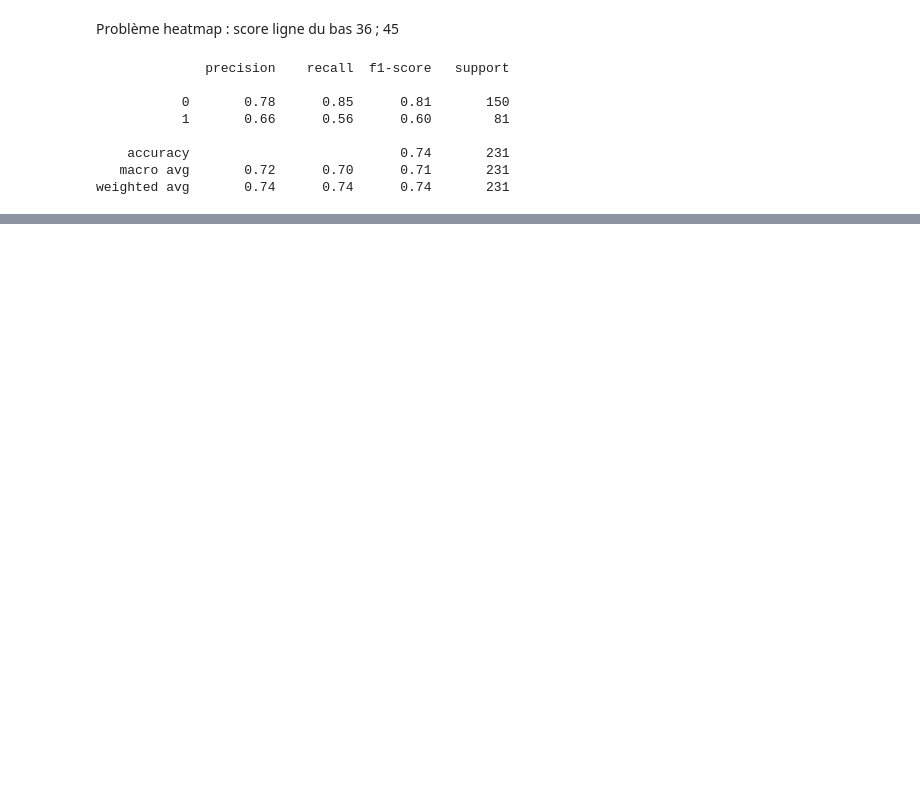
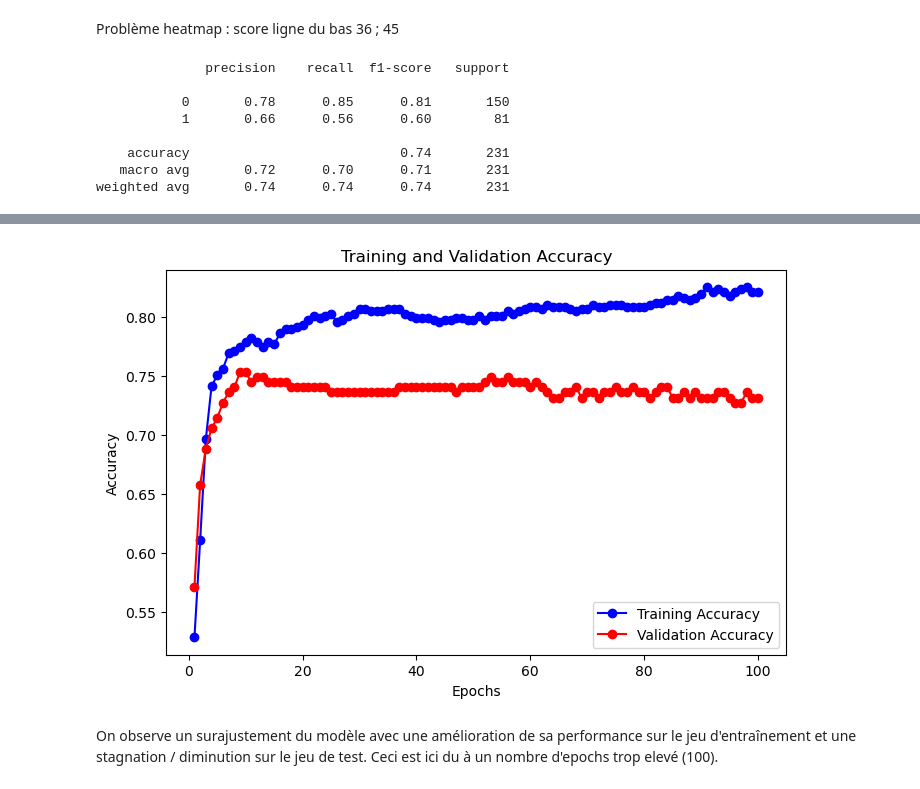
Before and after one commit to LonchamptM/Candidature_APHP, a Jupyter notebook: main.ipynb, the cells around one changed output, grey strips where cells are left out. Cells and saved outputs as stored; diff of their text form; code cells hidden in the pictures; blank space fills up the shorter version.

```diff
--- a/main.ipynb
+++ b/main.ipynb
@@ -321,0 +342,14 @@ weighted avg       0.74      0.74      0.74       231
+# %%
+# Création d'un MLP (Multi Layer Perceptron)
+model = Sequential()
+
+# Couche d'entrée avec 8 neurones = nb de features
+model.add(Input(8))
+
+# Ajout de couches cachées avec une activation relu
+model.add(Dense(16, activation='relu'))
+
+# Ajout de la couche de sortie avec 1 neurone et fonction d'activation sigmoid (car classification binaire)
+model.add(Dense(1, activation='sigmoid'))
+
+model.compile(optimizer='adam', loss='binary_crossentropy', metrics=['accuracy'])
@@ -321,0 +360,6 @@ weighted avg       0.74      0.74      0.74       231
+# %%
+history = model.fit(X_train, Y_train, epochs=100, batch_size=32, validation_data=(x_test, y_test))
+
+# Prédictions sur l'ensemble de test
+y_pred = model.predict(x_test)
+y_pred = (y_pred > 0.5).astype(int)
@@ -321,0 +384,22 @@ weighted avg       0.74      0.74      0.74       231
+# %%
+# Extraire les métriques d'entraînement et de validation de l'historique
+train_accuracy = history.history['accuracy']
+val_accuracy = history.history['val_accuracy']
+
+# Affichage des courbes
+epochs = range(1, len(train_accuracy) + 1)
+
+# Courbes de précision (accuracy)
+plt.figure(figsize=(8, 5))
+plt.plot(epochs, train_accuracy, 'bo-', label='Training Accuracy')
+plt.plot(epochs, val_accuracy, 'ro-', label='Validation Accuracy')
+plt.title('Training and Validation Accuracy')
+plt.xlabel('Epochs')
+plt.ylabel('Accuracy')
+plt.legend()
+
+plt.show()
+# %% [output]
+[figure, added]
+# %% [markdown]
+On observe un surajustement du modèle avec une amélioration de sa performance sur le jeu d'entraînement et une stagnation / diminution sur le jeu de test. Ceci est ici du à un nombre d'epochs trop elevé (100).
```
Also changed, not shown: parts of 32 cells of this notebook.
